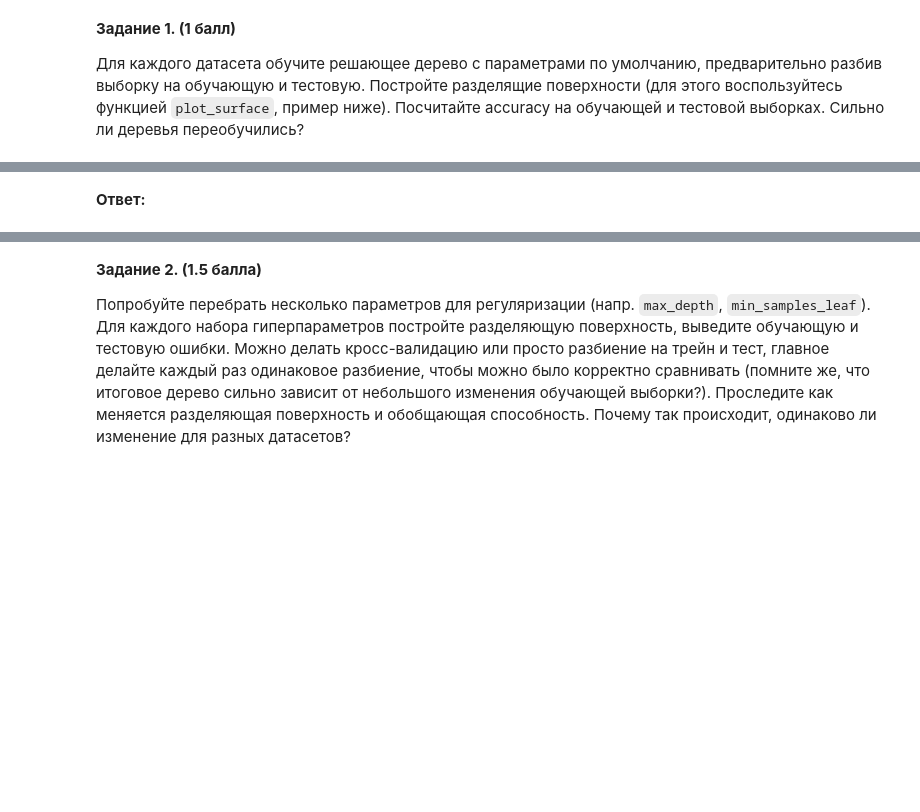
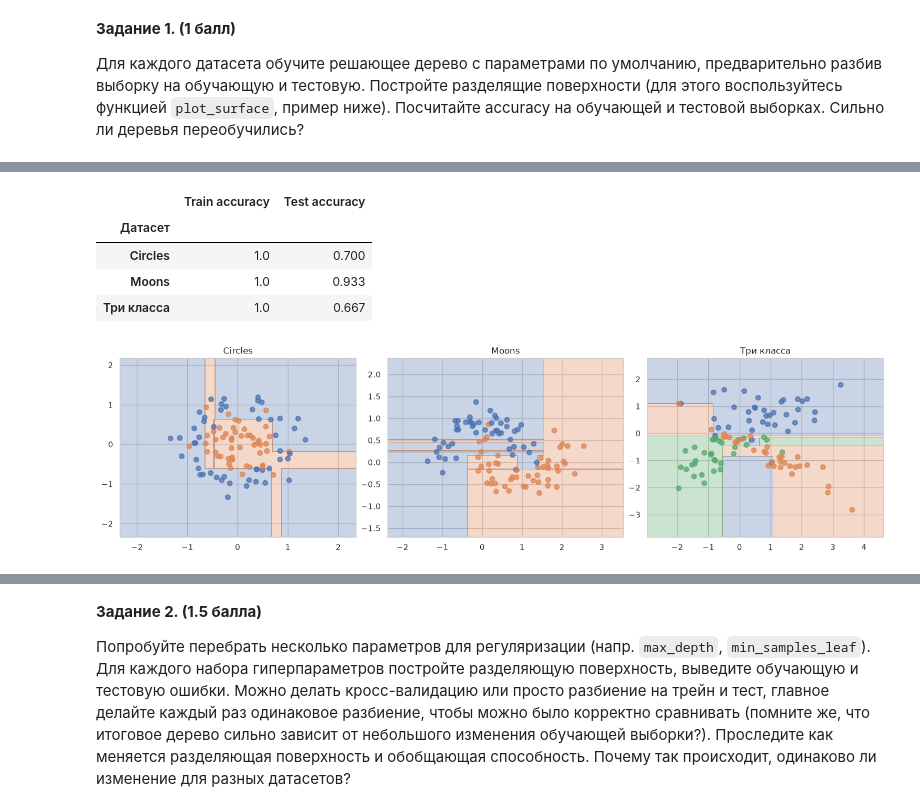
Before and after one commit to sprovay/Machine_Learning_Concepts_Labs, a Jupyter notebook: hw2/hw2-trees.ipynb, the cells around one changed output, grey strips where cells are left out. Drawn from its saved outputs; the diff is of its cells as text; code cells hidden in the pictures; blank space fills up the shorter version.

Commit message:
Complete decision trees homework

```diff
--- a/hw2/hw2-trees.ipynb
+++ b/hw2/hw2-trees.ipynb
@@ -38,7 +46,7 @@ datasets = [
     make_circles(noise=0.2, factor=0.5, random_state=42),
     make_moons(noise=0.2, random_state=42),
     make_classification(n_classes=3, n_clusters_per_class=1, n_features=2, class_sep=.8, random_state=3,
-                        n_redundant=0., )
+                        n_redundant=0)
 ]
 # %%
 palette = sns.color_palette(n_colors=3)
@@ -61,13 +71,10 @@ def plot_surface(clf, X, y):
     y_min, y_max = X[:, 1].min() - 1, X[:, 1].max() + 1
     xx, yy = np.meshgrid(np.arange(x_min, x_max, plot_step),
                          np.arange(y_min, y_max, plot_step))
-    plt.tight_layout(h_pad=0.5, w_pad=0.5, pad=2.5)
 
-    Z = clf.predict(np.c_[xx.ravel(), yy.ravel()])
-    Z = Z.reshape(xx.shape)
-    cs = plt.contourf(xx, yy, Z, cmap=cmap, alpha=0.3)
-
-    plt.scatter(X[:, 0], X[:, 1], c=y, cmap=cmap, alpha=.7,
+    Z = clf.predict(np.c_[xx.ravel(), yy.ravel()]).reshape(xx.shape)
+    plt.contourf(xx, yy, Z, cmap=cmap, alpha=0.3)
+    plt.scatter(X[:, 0], X[:, 1], c=y, cmap=cmap, alpha=0.7,
                 edgecolors=np.array(palette)[y], linewidths=2)
 # %%
 # Пример:
@@ -80,2 +87,31 @@ plot_surface(lr, X, y)
-# %% [markdown]
-__Ответ:__
+# %%
+dataset_names = ["Circles", "Moons", "Три класса"]
+splits = {
+    name: train_test_split(X, y, test_size=0.3, stratify=y, random_state=RANDOM_STATE)
+    for name, (X, y) in zip(dataset_names, datasets)
+}
+
+rows = []
+fig, axes = plt.subplots(1, 3, figsize=(15, 4), layout="constrained")
+for ax, name, (X, y) in zip(axes, dataset_names, datasets):
+    X_train, X_test, y_train, y_test = splits[name]
+    clf = DecisionTreeClassifier(random_state=RANDOM_STATE).fit(X_train, y_train)
+    rows.append({
+        "Датасет": name,
+        "Train accuracy": clf.score(X_train, y_train),
+        "Test accuracy": clf.score(X_test, y_test),
+    })
+    plt.sca(ax)
+    plot_surface(clf, X, y)
+    ax.set_title(name)
+
+default_scores = pd.DataFrame(rows).set_index("Датасет")
+display(default_scores.round(3))
+plt.show()
+# %% [output]
+|  | Train accuracy | Test accuracy |
+| Датасет |  |  |
+| Circles | 1.0 | 0.700 |
+| Moons | 1.0 | 0.933 |
+| Три класса | 1.0 | 0.667 |
+[figure, added]
```
Also changed, not shown: parts of 26 cells of this notebook, 1 other file.
